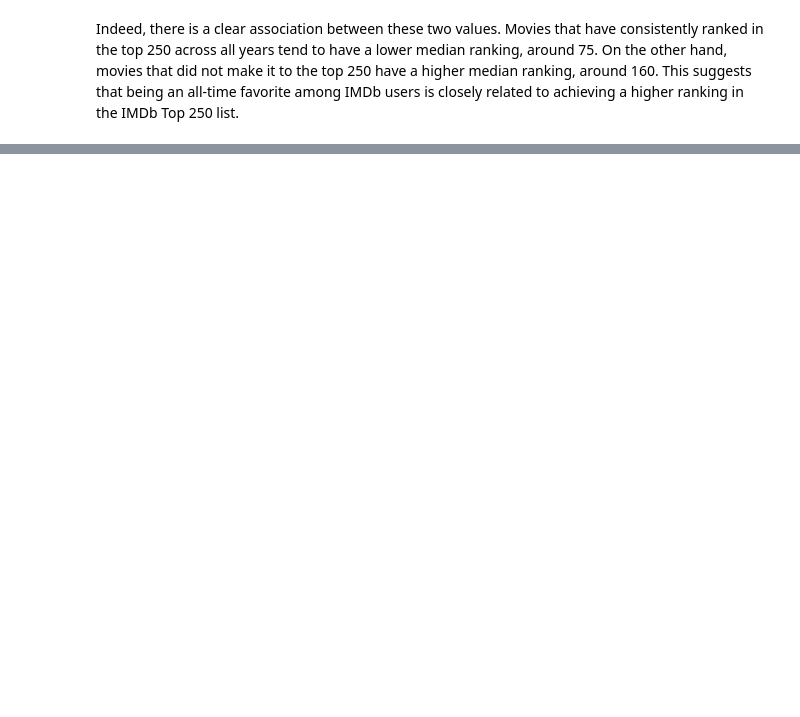
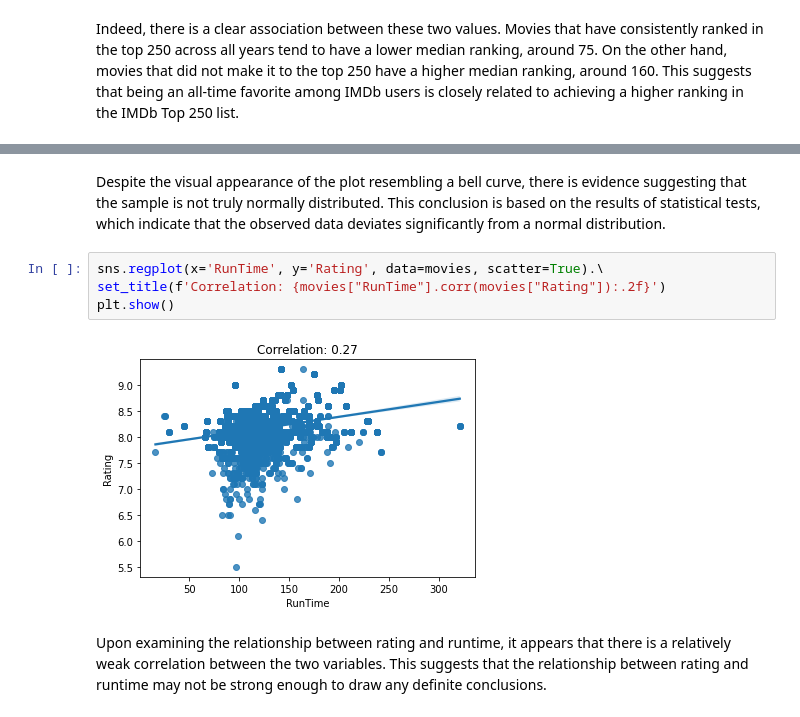
Before and after one commit to vinegggar/IMDb_EDA, a Jupyter notebook: eda.ipynb, the cells around one changed output, grey strips where cells are left out. Drawn from its saved outputs; the diff is of its cells as text; blank space fills up the shorter version.

```diff
--- a/eda.ipynb
+++ b/eda.ipynb
@@ -194,0 +251,10 @@ plt.show()
+# %% [markdown]
+Despite the visual appearance of the plot resembling a bell curve, there is evidence suggesting that the sample is not truly normally distributed. This conclusion is based on the results of statistical tests, which indicate that the observed data deviates significantly from a normal distribution.
+# %%
+sns.regplot(x='RunTime', y='Rating', data=movies, scatter=True).\
+set_title(f'Correlation: {movies["RunTime"].corr(movies["Rating"]):.2f}')
+plt.show()
+# %% [output]
+[figure, added]
+# %% [markdown]
+Upon examining the relationship between rating and runtime, it appears that there is a relatively weak correlation between the two variables. This suggests that the relationship between rating and runtime may not be strong enough to draw any definite conclusions.
```
Also changed, not shown: parts of 19 cells of this notebook.
